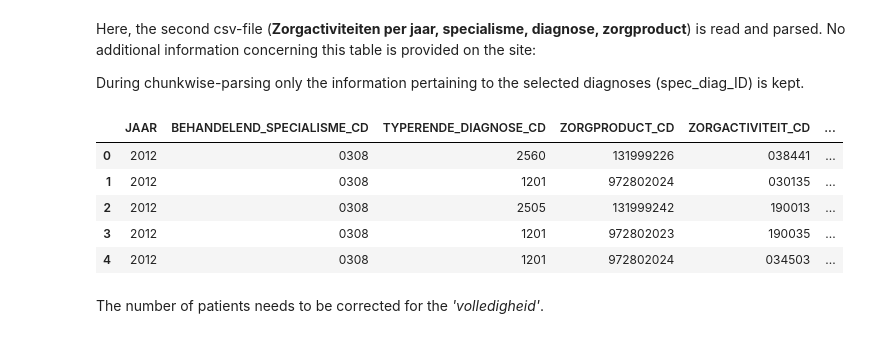
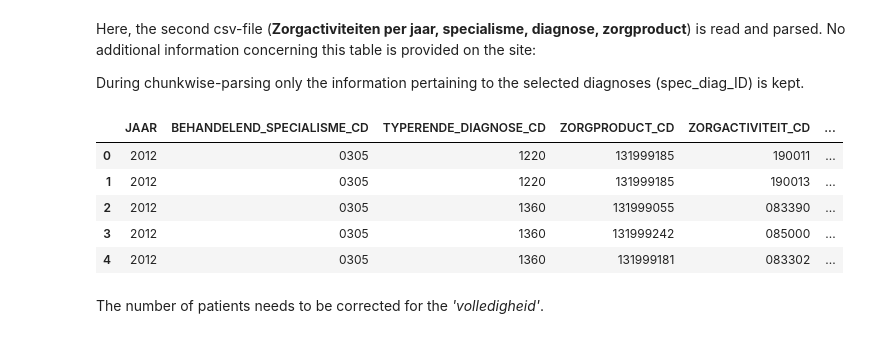
Before and after one commit to bokhove/NZa, a Jupyter notebook: NZa.ipynb, the cells around one changed output. Saved outputs shown, nothing was run; the diff lists cells and outputs as text; code cells hidden in the pictures.

```diff
--- a/NZa.ipynb
+++ b/NZa.ipynb
@@ -9,8 +9,15 @@ import numpy as np
 import math
 import csv
 
+from pandas.plotting import register_matplotlib_converters
+register_matplotlib_converters()
+
 #Select the diagnoses for analysis. Diagnosis are selected based on the combination of SPECIALISM and DIAGNOSIS
-spec_diag_ID = ['0330'+'1201','0330'+'1203','0308'+'1201','0308'+'2505','0308'+'2560'] #All HNP-diagnoses
+spec_diag_ID = ['0330'+'1201','0330'+'1203','0308'+'2505','0308'+'2560','0305'+'1360','0305'+'1220'] #All HNP-diagnoses
+#Specialisme 330: neurologie
+#Specialisme 308: neurochirurgie
+#Specialisme 305: orthopedie
+
 #spec_diag_ID = ['0330'+'0531'] #Multiple sclerose
 #spec_diag_ID = ['0330'+'1111'] #Onbloedige beroerte
 #spec_diag_ID = ['0330'+'1203'] #Radiculair syndroom / HNP lumbaal-thoracaal
@@ -23,7 +30,7 @@ spec_ID = ['0330'] #neurologie
 online = True
 
 #When True, the code will save a few of the acquired DataFrames to csv for further analysis in e.g. Excel
-exportToCSV = True
+exportToCSV = False
 
 #Information about the completeness of the data as found on the data website [20190415]
 volledigheid = {'2012':100,'2013':100,'2014':100,'2015':95,'2016':95,'2017':95,'2018':60,'2019':0}
@@ -72,36 +79,36 @@ During chunkwise-parsing only the information pertaining to the selected diagnos
 # %%
 if online:
     url = 'https://www.opendisdata.nl/download/csv/02_DBC_PROFIEL.csv'
 else:
     url = 'data/02_DBC_PROFIEL.csv'
 
 #create empty DataFrame
 df_dbc_profiel_diag = pd.DataFrame()
 
 #define chunk size
 chunksize = 10000
 
 #create reader for chunk-wise reading of large .csv
 reader = pd.read_csv(url, sep=',', header=0, dtype={'JAAR':str,'BEHANDELEND_SPECIALISME_CD':str,'ZORGACTIVITEIT_CD':str,'ZORGPRODUCT_CD':str,'ZORGPROFIELKLASSE_CD':str}, chunksize=chunksize)
 
 #only keep information related to the selected diagnoses
 for chunk in reader:
     chunk['spec_diag'] = chunk['BEHANDELEND_SPECIALISME_CD'] + chunk['TYPERENDE_DIAGNOSE_CD']
     df = chunk.loc[ chunk['spec_diag'].isin(spec_diag_ID) ]
     df_dbc_profiel_diag = pd.concat([df_dbc_profiel_diag,df])
 
 #remove unncessary columns, duplicates and reset the index
 list_to_drop = ['VERSIE','DATUM_BESTAND','PEILDATUM','spec_diag']
-df_dbc_profiel_diag = df_dbc_profiel_diag.drop(columns=list_to_drop).drop_duplicates().reset_index(drop=True)
+df_dbc_profiel_diag = df_dbc_profiel_diag.drop(list_to_drop, axis=1).drop_duplicates().reset_index(drop=True)
 
 df_dbc_profiel_diag.head()
 # %% [output]
 |  | JAAR | BEHANDELEND_SPECIALISME_CD | TYPERENDE_DIAGNOSE_CD | ZORGPRODUCT_CD | ZORGACTIVITEIT_CD | ... |
-| 0 | 2012 | 0308 | 2560 | 131999226 | 038441 | ... |
-| 1 | 2012 | 0308 | 1201 | 972802024 | 030135 | ... |
-| 2 | 2012 | 0308 | 2505 | 131999242 | 190013 | ... |
-| 3 | 2012 | 0308 | 1201 | 972802023 | 190035 | ... |
-| 4 | 2012 | 0308 | 1201 | 972802024 | 034503 | ... |
+| 0 | 2012 | 0305 | 1220 | 131999185 | 190011 | ... |
+| 1 | 2012 | 0305 | 1220 | 131999185 | 190013 | ... |
+| 2 | 2012 | 0305 | 1360 | 131999055 | 083390 | ... |
+| 3 | 2012 | 0305 | 1360 | 131999242 | 085000 | ... |
+| 4 | 2012 | 0305 | 1360 | 131999181 | 083302 | ... |
 # %% [markdown]
 The number of patients needs to be corrected for the _'volledigheid'_.
 # %%
```
Also changed, not shown: parts of 23 cells of this notebook.
